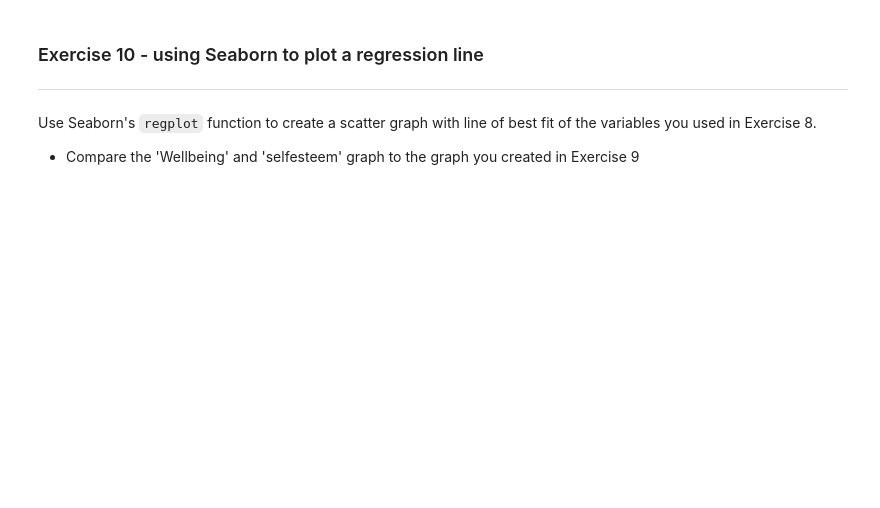
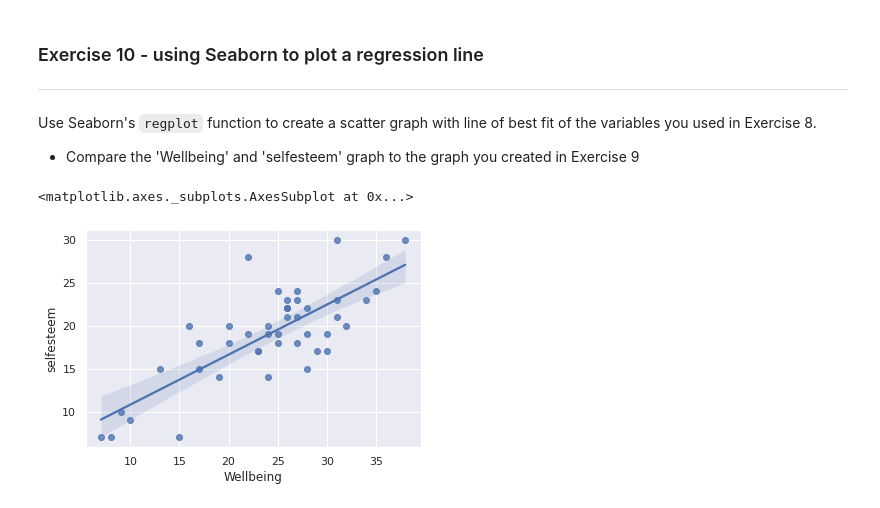
Before and after one commit to aiisuri/code-division, a Jupyter notebook: Worksheets/8_2_Correlation_exercises.ipynb, the cells around one changed output. Saved outputs shown, nothing was run; the diff lists cells and outputs as text; code cells hidden in the pictures; blank space fills up the shorter version.

```diff
--- a/Worksheets/8_2_Correlation_exercises.ipynb
+++ b/Worksheets/8_2_Correlation_exercises.ipynb
@@ -276,3 +320,9 @@ Using matplotlib (dont forget to import it):
 Use Seaborn's `regplot` function to create a scatter graph with line of best fit of the variables you used in Exercise 8.
 
 * Compare the 'Wellbeing' and 'selfesteem' graph to the graph you created in Exercise 9
+# %%
+
+sns.regplot(x,y)
+# %% [output]
+<matplotlib.axes._subplots.AxesSubplot at 0x...>
+[figure, added]
```
Also changed, not shown: parts of 11 cells of this notebook.
